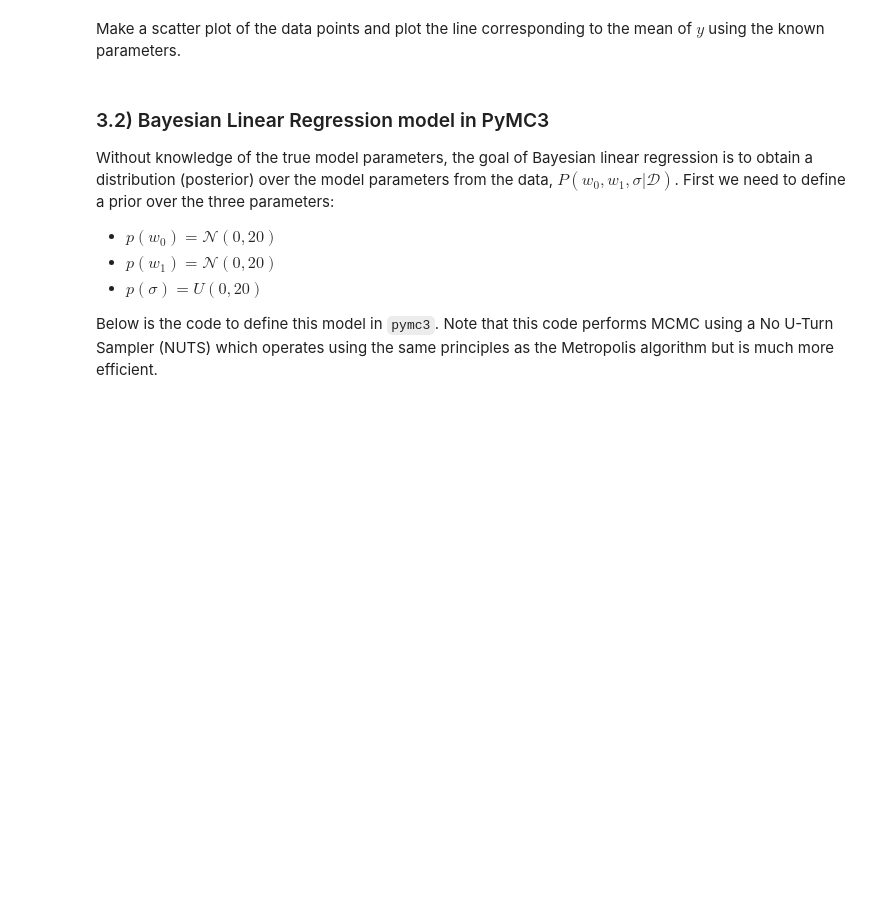
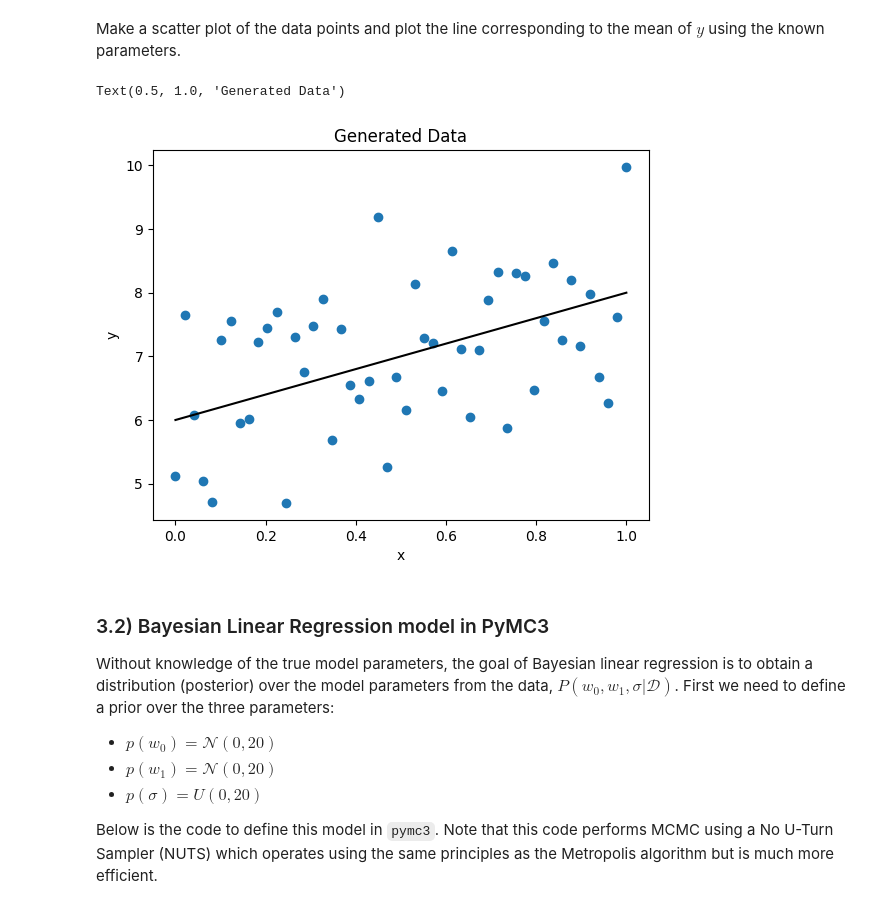
Before and after one commit to alexelwood14/lab_sheets_public, a Jupyter notebook: lab3/lab3-Bayesian_Networks_MCMC_PyMC3.ipynb, the cells around one changed output. Cells and saved outputs as stored; diff of their text form; code cells hidden in the pictures; blank space fills up the shorter version.

```diff
--- a/lab3/lab3-Bayesian_Networks_MCMC_PyMC3.ipynb
+++ b/lab3/lab3-Bayesian_Networks_MCMC_PyMC3.ipynb
@@ -256,3 +256,13 @@ Make a scatter plot of the data points and plot the line corresponding to the me
+# %%
+plt.scatter(x, y)
+true_y = true_w0 + true_w1*x
+plt.plot(x, true_y, color="black")
+plt.xlabel("x")
+plt.ylabel("y")
+plt.title("Generated Data")
+# %% [output]
+Text(0.5, 1.0, 'Generated Data')
+[figure, added]
 # %% [markdown]
 ### 3.2) Bayesian Linear Regression model in PyMC3
 
```
Also changed, not shown: parts of 13 cells of this notebook.
